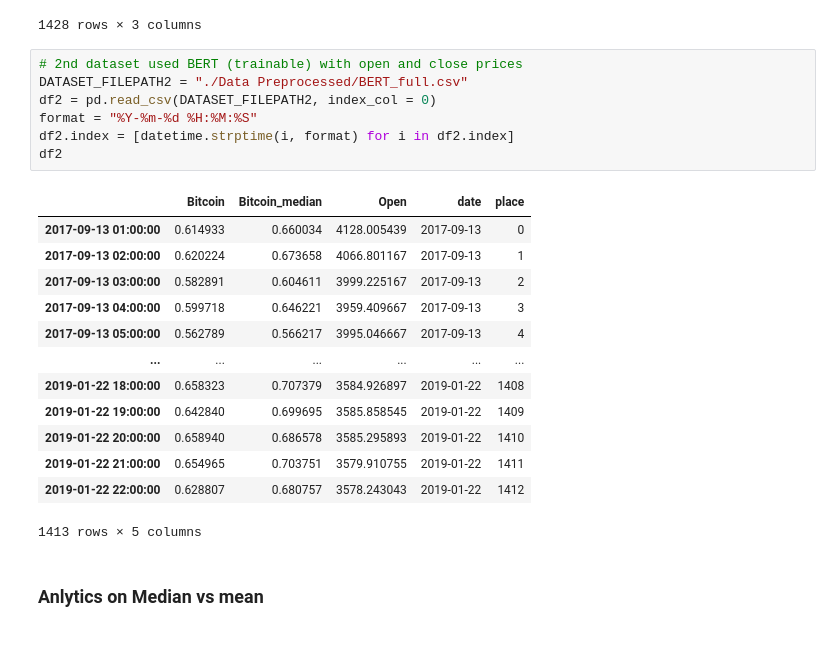
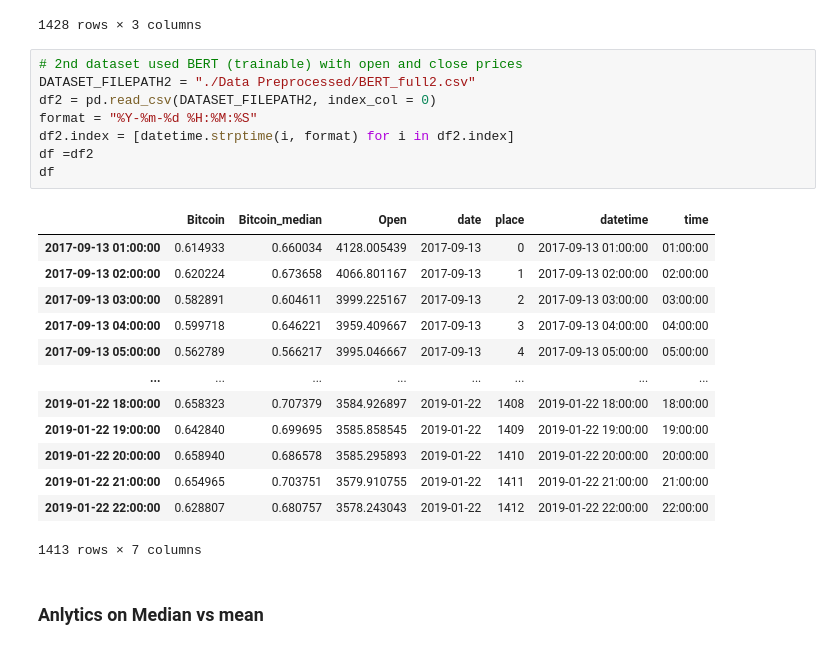
Before and after one commit to ktsou/TradingNLP-shell, a Jupyter notebook: main.ipynb, the cells around one changed output. Saved outputs shown, nothing was run; the diff lists cells and outputs as text.

```diff
--- a/main.ipynb
+++ b/main.ipynb
@@ -122,25 +122,26 @@ df
 1428 rows × 3 columns
 # %%
 # 2nd dataset used BERT (trainable) with open and close prices
-DATASET_FILEPATH2 = "./Data Preprocessed/BERT_full.csv"
+DATASET_FILEPATH2 = "./Data Preprocessed/BERT_full2.csv"
 df2 = pd.read_csv(DATASET_FILEPATH2, index_col = 0)
 format = "%Y-%m-%d %H:%M:%S"
 df2.index = [datetime.strptime(i, format) for i in df2.index]
-df2
+df =df2
+df
 # %% [output]
-|  | Bitcoin | Bitcoin_median | Open | date | place |
-| 2017-09-13 01:00:00 | 0.614933 | 0.660034 | 4128.005439 | 2017-09-13 | 0 |
-| 2017-09-13 02:00:00 | 0.620224 | 0.673658 | 4066.801167 | 2017-09-13 | 1 |
-| 2017-09-13 03:00:00 | 0.582891 | 0.604611 | 3999.225167 | 2017-09-13 | 2 |
-| 2017-09-13 04:00:00 | 0.599718 | 0.646221 | 3959.409667 | 2017-09-13 | 3 |
-| 2017-09-13 05:00:00 | 0.562789 | 0.566217 | 3995.046667 | 2017-09-13 | 4 |
-| ... | ... | ... | ... | ... | ... |
-| 2019-01-22 18:00:00 | 0.658323 | 0.707379 | 3584.926897 | 2019-01-22 | 1408 |
-| 2019-01-22 19:00:00 | 0.642840 | 0.699695 | 3585.858545 | 2019-01-22 | 1409 |
-| 2019-01-22 20:00:00 | 0.658940 | 0.686578 | 3585.295893 | 2019-01-22 | 1410 |
-| 2019-01-22 21:00:00 | 0.654965 | 0.703751 | 3579.910755 | 2019-01-22 | 1411 |
-| 2019-01-22 22:00:00 | 0.628807 | 0.680757 | 3578.243043 | 2019-01-22 | 1412 |
+|  | Bitcoin | Bitcoin_median | Open | date | place | datetime | time |
+| 2017-09-13 01:00:00 | 0.614933 | 0.660034 | 4128.005439 | 2017-09-13 | 0 | 2017-09-13 01:00:00 | 01:00:00 |
+| 2017-09-13 02:00:00 | 0.620224 | 0.673658 | 4066.801167 | 2017-09-13 | 1 | 2017-09-13 02:00:00 | 02:00:00 |
+| 2017-09-13 03:00:00 | 0.582891 | 0.604611 | 3999.225167 | 2017-09-13 | 2 | 2017-09-13 03:00:00 | 03:00:00 |
+| 2017-09-13 04:00:00 | 0.599718 | 0.646221 | 3959.409667 | 2017-09-13 | 3 | 2017-09-13 04:00:00 | 04:00:00 |
+| 2017-09-13 05:00:00 | 0.562789 | 0.566217 | 3995.046667 | 2017-09-13 | 4 | 2017-09-13 05:00:00 | 05:00:00 |
+| ... | ... | ... | ... | ... | ... | ... | ... |
+| 2019-01-22 18:00:00 | 0.658323 | 0.707379 | 3584.926897 | 2019-01-22 | 1408 | 2019-01-22 18:00:00 | 18:00:00 |
+| 2019-01-22 19:00:00 | 0.642840 | 0.699695 | 3585.858545 | 2019-01-22 | 1409 | 2019-01-22 19:00:00 | 19:00:00 |
+| 2019-01-22 20:00:00 | 0.658940 | 0.686578 | 3585.295893 | 2019-01-22 | 1410 | 2019-01-22 20:00:00 | 20:00:00 |
+| 2019-01-22 21:00:00 | 0.654965 | 0.703751 | 3579.910755 | 2019-01-22 | 1411 | 2019-01-22 21:00:00 | 21:00:00 |
+| 2019-01-22 22:00:00 | 0.628807 | 0.680757 | 3578.243043 | 2019-01-22 | 1412 | 2019-01-22 22:00:00 | 22:00:00 |
-1413 rows × 5 columns
+1413 rows × 7 columns
 # %% [markdown]
 ### Anlytics on Median vs mean
 # %%
```
Also changed, not shown: parts of 21 cells of this notebook, 7 other files.
